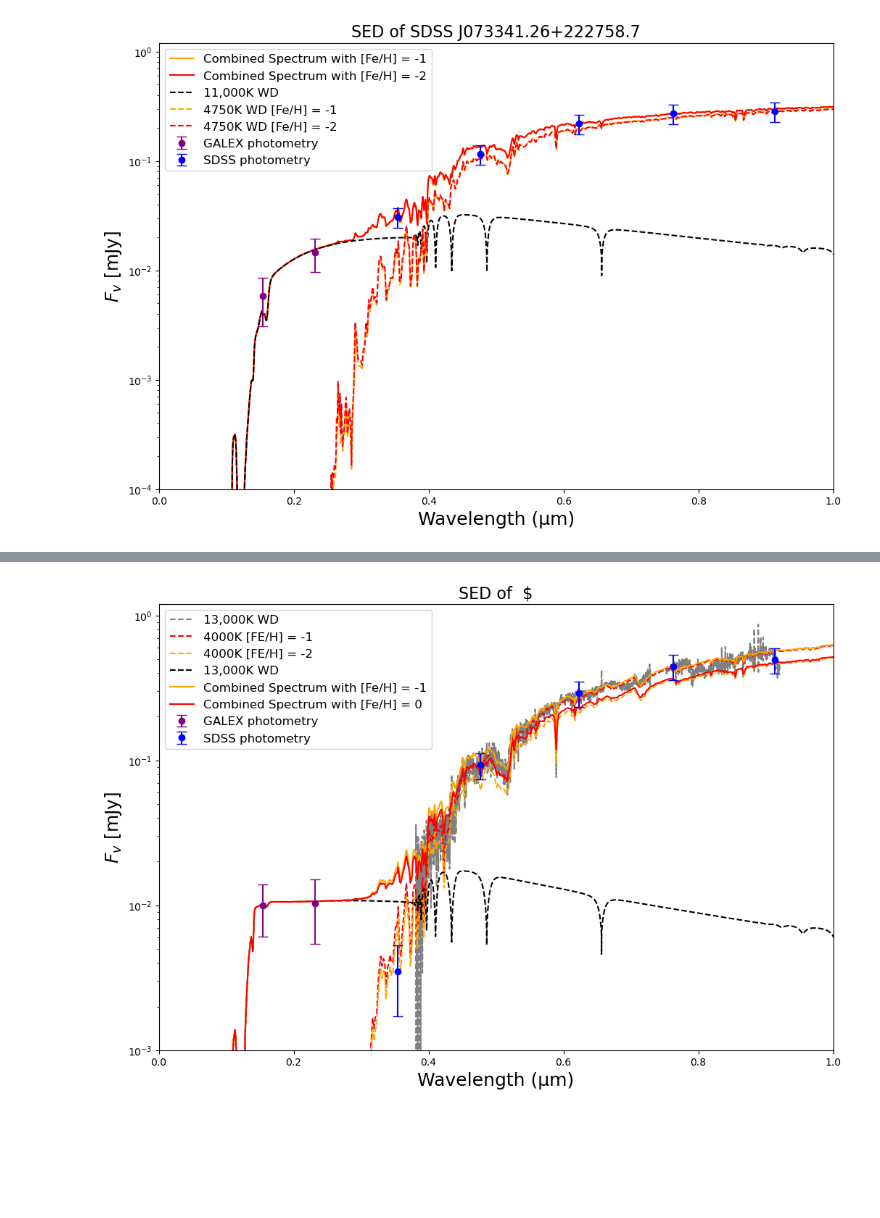
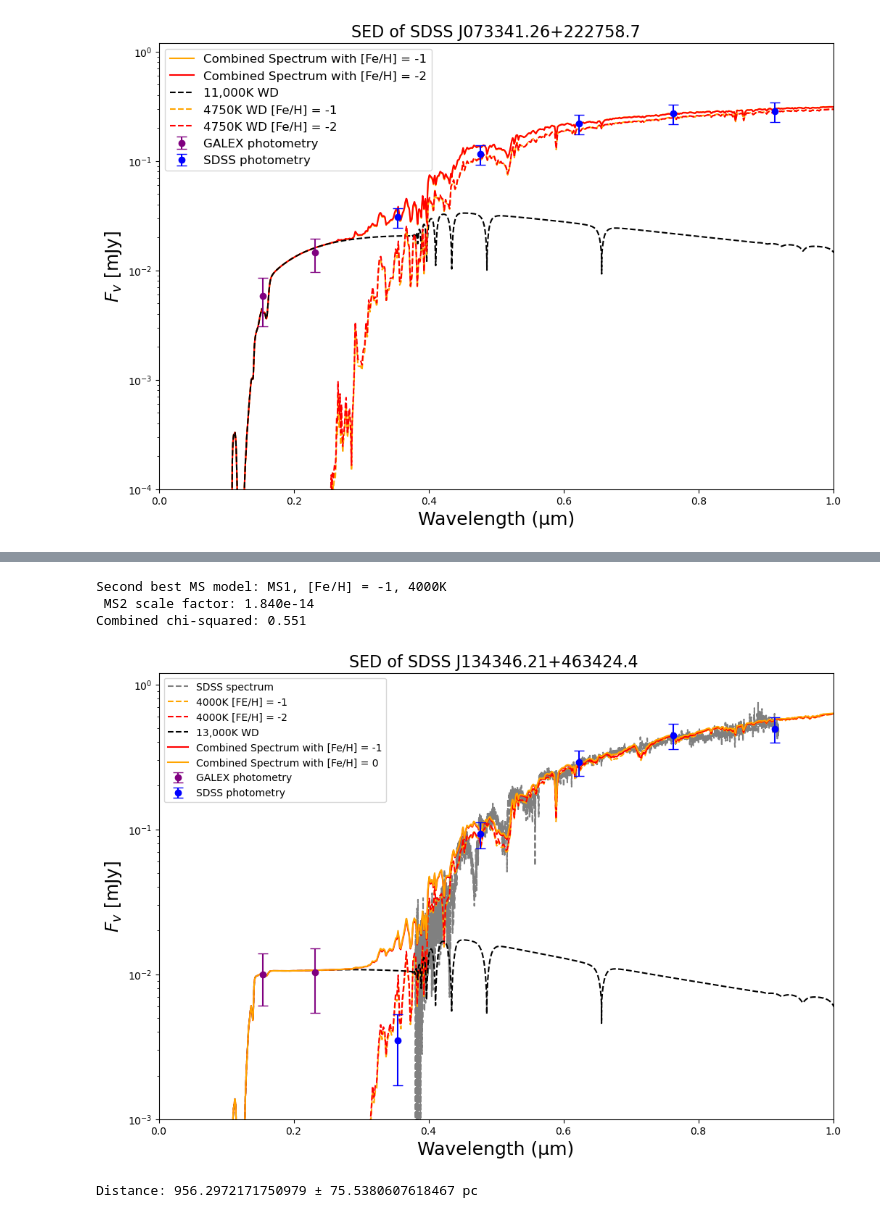
Before and after one commit to amberxbarlow/MSci_project, a Jupyter notebook: MSci Project.ipynb, the cells around one changed output, grey strips where cells are left out. Drawn from its saved outputs; the diff is of its cells as text; code cells hidden in the pictures; blank space fills up the shorter version.

```diff
--- a/MSci Project.ipynb
+++ b/MSci Project.ipynb
@@ -785,7 +785,7 @@ def galex_vals(ra, dec):
             nuv_flux_mean, nuv_flux_err_weighted)
 
 
-def load_synthetic_model(fits_file):
+def synthetic_model(fits_file):
     """
     loading a synthetic model with the flux in erg/cm^2/s/Å and converting it into flux in mJy.
     Inputs:
@@ -886,7 +886,7 @@ def spectrum(ra, dec):
     spec = SDSS.get_spectra(matches=query)
     return spec
 
-def chi2_comb(parameters, wd_wavelength_A, wd_flux, fehminus1_wave_um, fehminus1_flux_mjy,
+def composite_chi2(parameters, wd_wavelength_A, wd_flux, fehminus1_wave_um, fehminus1_flux_mjy,
               fuv_data, nuv_data, u_data, g_data, r_data, i_data, z_data,
               observed_fluxes, sdss_error, observed_galex, err_galex):
     """
@@ -1860,3 +1897,20 @@ Chi²: 0.498
+# %%
+ms2_model = []
+for result in combined_results:
+    if (result["ms_temp"] == ms1_temperature and
+        result["ms_metallicity"] != ms1_metallicity and
+        result["wd_label"] == wd_temp):
+        ms2_model.append(result)
+
+ms2_best = sorted(ms2_model, key=lambda x: x["chi2"])[0]
+print(f"Second best MS model: {ms2_best['ms_label']}")
+print(f" MS2 scale factor: {ms2_best['sf_ms']:.3e}")
+print(f"Combined chi-squared: {ms2_best['chi2']:.3f}")
+ms2_sf = ms2_best['sf_ms']
+# %% [output]
+Second best MS model: MS1, [Fe/H] = -1, 4000K
+ MS2 scale factor: 1.840e-14
+Combined chi-squared: 0.551
 # %%
 
 wd_model = 'Data/da13000_800.dat'
@@ -1866,14 +1920,14 @@ wd_wavelength_um = wd_data['Wavelength_um']
 wd_flux_mjy = wd_data['F_nu_mJy']
 wd_scaled = wd_flux_mjy*wd_sf
 
-feh0_file = 'Data/km02_4000.fits'
-feh0_wavelength_um, feh0_flux_mjy = load_synthetic_model(feh0_file)
+feh0_file = 'Data/km01_4000.fits'
+feh0_wavelength_um, feh0_flux_mjy = synthetic_model(feh0_file)
 
 feh2_file = 'Data/km02_4000.fits'
-feh2_wavelength_um, feh2_flux_mjy = load_synthetic_model(feh2_file)
+feh2_wavelength_um, feh2_flux_mjy = synthetic_model(feh2_file)
 
 ms_scaled = feh0_flux_mjy*ms_sf
 wd_scaled = wd_sf*wd_flux_mjy
-ms2_scaled = feh2_flux_mjy*1.5e-14
+ms2_scaled = feh2_flux_mjy*ms2_sf
 # %%
 
@@ -1894,20 +1945,20 @@ combined_feh2_flux = feh2_flux_interpolated + wd_scaled
 plt.figure(figsize=(12, 8))
 
 plt.plot(
-    wave_um_spec, spec_flux_mjy*5.5e-1,
+    wavelength_um, flux_mjy*7e-1,
     color='grey', linewidth=1.5, linestyle='dashed',
-    label='13,000K WD'
+    label='SDSS spectrum '
 )
 
 plt.plot(
     feh0_wavelength_um, ms_scaled,
-    color='red', linewidth=1.5, linestyle='dashed',
+    color='orange', linewidth=1.5, linestyle='dashed',
     label='4000K [FE/H] = -1 '
 )
 
 plt.plot(
     feh2_wavelength_um, ms2_scaled,
-    color='orange', linewidth=1.5, linestyle='dashed',
+    color='red', linewidth=1.5, linestyle='dashed',
     label='4000K [FE/H] = -2 '
 )
 
@@ -1924,38 +1975,52 @@ plt.errorbar(
     observed_galex,
     yerr=err_galex,
     fmt='o', color='purple',
-    capsize=5, elinewidth=1.5, zorder=10,
+    capsize=5, elinewidth=1.5,
     label='GALEX photometry'
 )
 
 plt.errorbar(
     wavelength_um_sdss_full,
     observed_fluxes,
     yerr=observed_fluxes_e,
     fmt='o', color='blue',
-    capsize=5, elinewidth=1.5, zorder=10,
+    capsize=5, elinewidth=1.5,
     label='SDSS photometry'
 )
 
 plt.plot(
     wd_wavelength_um, combined_feh1_flux,
-    color='orange', linewidth=1.5,
+    color='red', linewidth=1.5,
     label='Combined Spectrum with [Fe/H] = -1'
 )
 
 plt.plot(
     wd_wavelength_um, combined_feh2_flux,
-    color='red', linewidth=1.5,
+    color='orange', linewidth=1.5,
     label='Combined Spectrum with [Fe/H] = 0'
 )
 
 plt.yscale('log')
+plt.legend()
 plt.xlim(0, 1.0)
 plt.ylim(1e-3, 1.2)
 plt.xlabel('Wavelength (µm)', fontsize=18)
 plt.ylabel('${F_v}$ [mJy]', fontsize=18)
-plt.title('SED of  $', fontsize=16)
-plt.legend(fontsize=12)
+plt.title('SED of SDSS J134346.21+463424.4 ', fontsize=16)
 plt.show()
 # %% [output]
-[figure, old version]
+[figure, new version]
+# %%
+
+sed4 = parallax_df[(parallax_df["RA_degrees"] == 205.94254166666667) &
+                   (parallax_df["Dec_degrees"] == 46.57344444444445)]
+
+parallax = sed4['parallax'].values[0]
+parallax_e = sed4['parallax_error'].values[0]
+
+distance = 1000 / parallax
+distance_error = 1000 * parallax_e / (parallax ** 2)
+
+print(f"Distance: {distance} ± {distance_error} pc")
+# %% [output]
+Distance: 956.2972171750979 ± 75.5380607618467 pc
```
Also changed, not shown: parts of 56 cells of this notebook.
